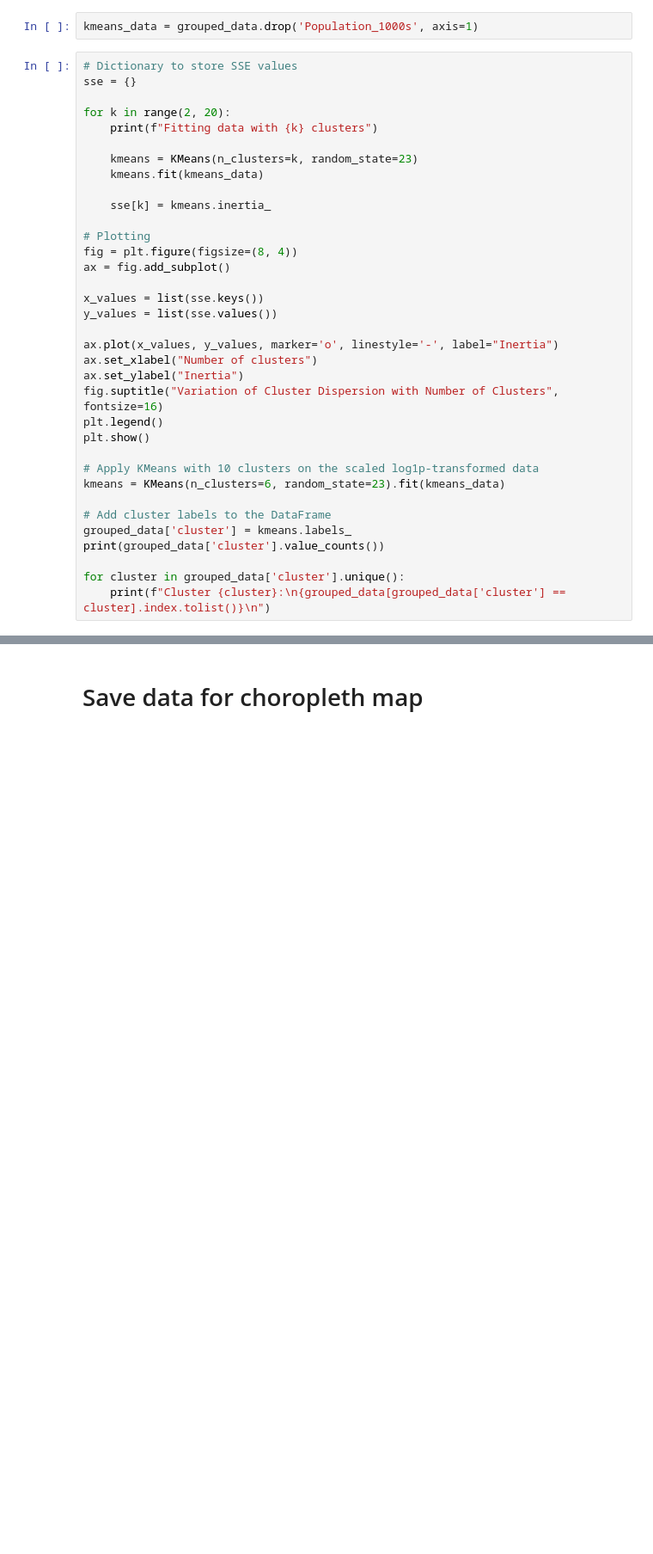
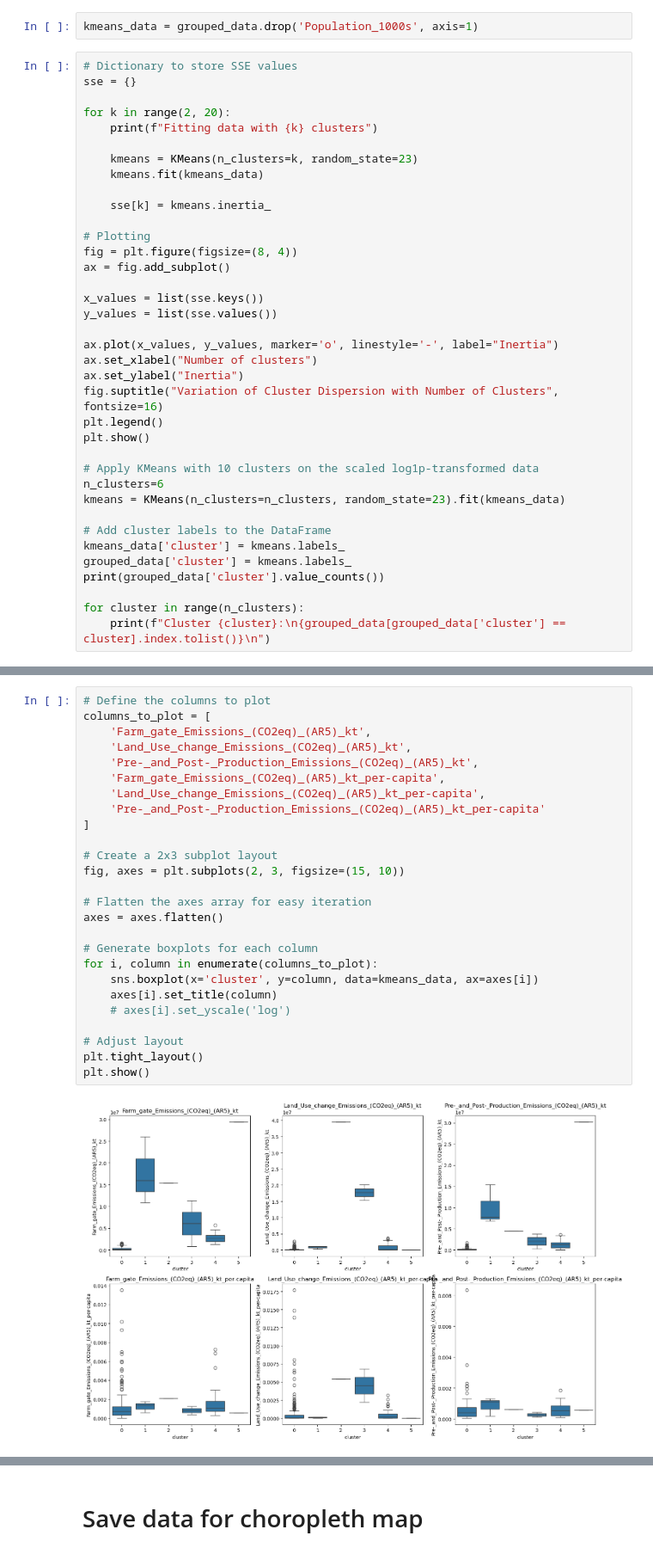
Before and after one commit to ezemriv/FAO-Food-CO2-Footprint, a Jupyter notebook: country_emissions/03_kmeans_clustering.ipynb, the cells around one changed output, grey strips where cells are left out. Shown at 86% size. Cells and saved outputs as stored; diff of their text form; blank space fills up the shorter version.

Commit message:
clustering scaled

```diff
--- a/country_emissions/03_kmeans_clustering.ipynb
+++ b/country_emissions/03_kmeans_clustering.ipynb
@@ -197,13 +197,15 @@ plt.legend()
 plt.show()
 
 # Apply KMeans with 10 clusters on the scaled log1p-transformed data
-kmeans = KMeans(n_clusters=6, random_state=23).fit(kmeans_data)
+n_clusters=6
+kmeans = KMeans(n_clusters=n_clusters, random_state=23).fit(kmeans_data)
 
 # Add cluster labels to the DataFrame
+kmeans_data['cluster'] = kmeans.labels_
 grouped_data['cluster'] = kmeans.labels_
 print(grouped_data['cluster'].value_counts())
 
-for cluster in grouped_data['cluster'].unique():
+for cluster in range(n_clusters):
     print(f"Cluster {cluster}:\n{grouped_data[grouped_data['cluster'] == cluster].index.tolist()}\n")
 # %% [output]
 Fitting data with 2 clusters
@@ -244,0 +249,28 @@ Cluster 1:
+# %%
+# Define the columns to plot
+columns_to_plot = [
+    'Farm_gate_Emissions_(CO2eq)_(AR5)_kt',
+    'Land_Use_change_Emissions_(CO2eq)_(AR5)_kt',
+    'Pre-_and_Post-_Production_Emissions_(CO2eq)_(AR5)_kt',
+    'Farm_gate_Emissions_(CO2eq)_(AR5)_kt_per-capita',
+    'Land_Use_change_Emissions_(CO2eq)_(AR5)_kt_per-capita',
+    'Pre-_and_Post-_Production_Emissions_(CO2eq)_(AR5)_kt_per-capita'
+]
+
+# Create a 2x3 subplot layout
+fig, axes = plt.subplots(2, 3, figsize=(15, 10))
+
+# Flatten the axes array for easy iteration
+axes = axes.flatten()
+
+# Generate boxplots for each column
+for i, column in enumerate(columns_to_plot):
+    sns.boxplot(x='cluster', y=column, data=kmeans_data, ax=axes[i])
+    axes[i].set_title(column)
+    # axes[i].set_yscale('log')
+
+# Adjust layout
+plt.tight_layout()
+plt.show()
+# %% [output]
+[figure, added]
```
Also changed, not shown: parts of 14 cells of this notebook, 6 other files.
